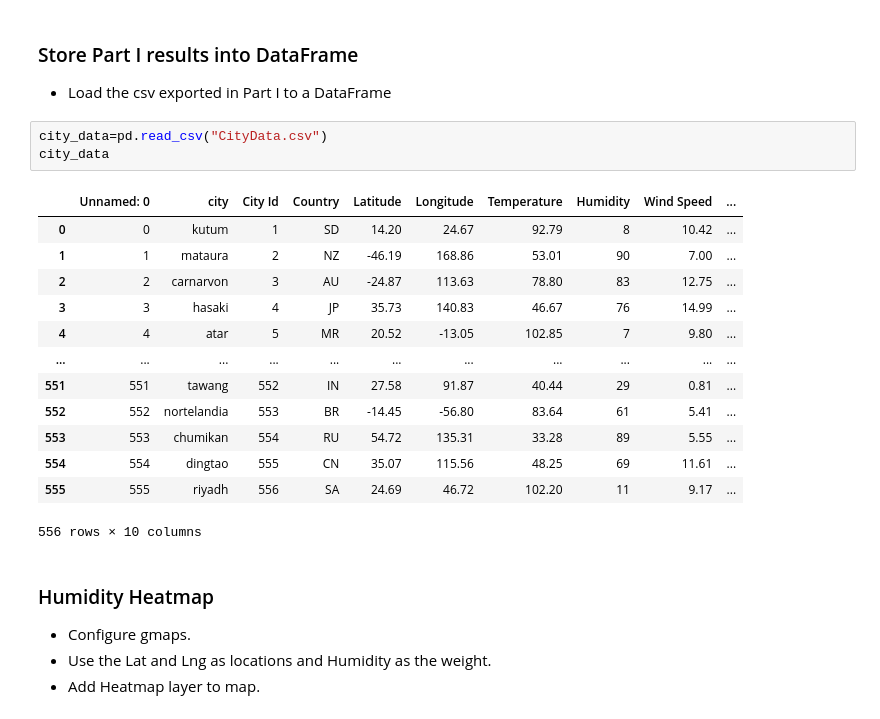
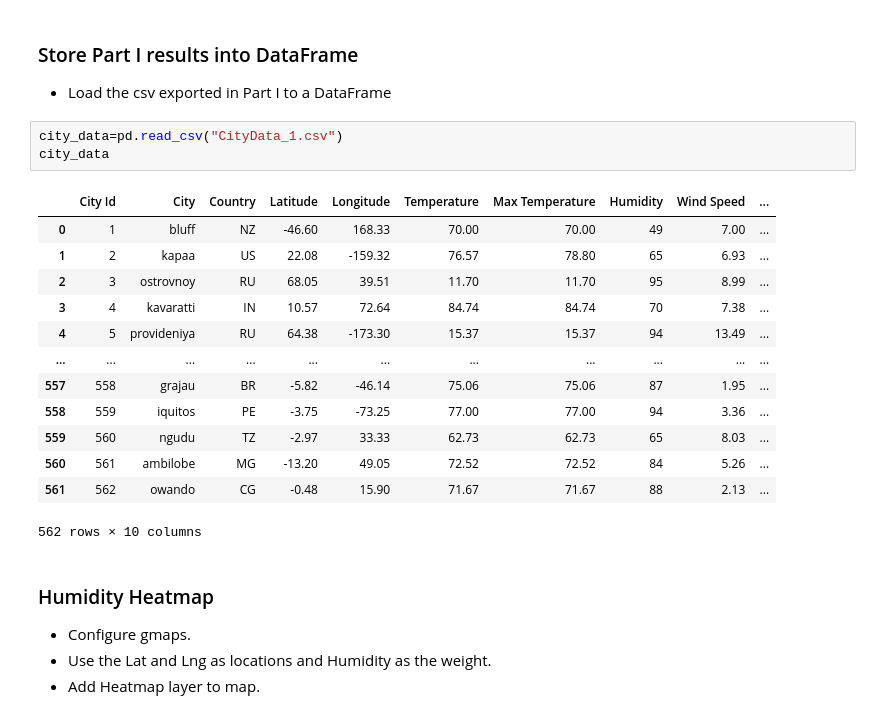
Before and after one commit to ashisharchna/python-api-challenge, a Jupyter notebook: WeatherPy/VacationPy.ipynb, the cells around one changed output. Cells and saved outputs as stored; diff of their text form.

```diff
--- a/WeatherPy/VacationPy.ipynb
+++ b/WeatherPy/VacationPy.ipynb
@@ -19,22 +19,22 @@ import os
 ### Store Part I results into DataFrame
 * Load the csv exported in Part I to a DataFrame
 # %%
-city_data=pd.read_csv("CityData.csv")
+city_data=pd.read_csv("CityData_1.csv")
 city_data
 # %% [output]
-|  | Unnamed: 0 | city | City Id | Country | Latitude | Longitude | Temperature | Humidity | Wind Speed | ... |
-| 0 | 0 | kutum | 1 | SD | 14.20 | 24.67 | 92.79 | 8 | 10.42 | ... |
-| 1 | 1 | mataura | 2 | NZ | -46.19 | 168.86 | 53.01 | 90 | 7.00 | ... |
-| 2 | 2 | carnarvon | 3 | AU | -24.87 | 113.63 | 78.80 | 83 | 12.75 | ... |
-| 3 | 3 | hasaki | 4 | JP | 35.73 | 140.83 | 46.67 | 76 | 14.99 | ... |
-| 4 | 4 | atar | 5 | MR | 20.52 | -13.05 | 102.85 | 7 | 9.80 | ... |
+|  | City Id | City | Country | Latitude | Longitude | Temperature | Max Temperature | Humidity | Wind Speed | ... |
+| 0 | 1 | bluff | NZ | -46.60 | 168.33 | 70.00 | 70.00 | 49 | 7.00 | ... |
+| 1 | 2 | kapaa | US | 22.08 | -159.32 | 76.57 | 78.80 | 65 | 6.93 | ... |
+| 2 | 3 | ostrovnoy | RU | 68.05 | 39.51 | 11.70 | 11.70 | 95 | 8.99 | ... |
+| 3 | 4 | kavaratti | IN | 10.57 | 72.64 | 84.74 | 84.74 | 70 | 7.38 | ... |
+| 4 | 5 | provideniya | RU | 64.38 | -173.30 | 15.37 | 15.37 | 94 | 13.49 | ... |
 | ... | ... | ... | ... | ... | ... | ... | ... | ... | ... | ... |
-| 551 | 551 | tawang | 552 | IN | 27.58 | 91.87 | 40.44 | 29 | 0.81 | ... |
-| 552 | 552 | nortelandia | 553 | BR | -14.45 | -56.80 | 83.64 | 61 | 5.41 | ... |
-| 553 | 553 | chumikan | 554 | RU | 54.72 | 135.31 | 33.28 | 89 | 5.55 | ... |
-| 554 | 554 | dingtao | 555 | CN | 35.07 | 115.56 | 48.25 | 69 | 11.61 | ... |
-| 555 | 555 | riyadh | 556 | SA | 24.69 | 46.72 | 102.20 | 11 | 9.17 | ... |
+| 557 | 558 | grajau | BR | -5.82 | -46.14 | 75.06 | 75.06 | 87 | 1.95 | ... |
+| 558 | 559 | iquitos | PE | -3.75 | -73.25 | 77.00 | 77.00 | 94 | 3.36 | ... |
+| 559 | 560 | ngudu | TZ | -2.97 | 33.33 | 62.73 | 62.73 | 65 | 8.03 | ... |
+| 560 | 561 | ambilobe | MG | -13.20 | 49.05 | 72.52 | 72.52 | 84 | 5.26 | ... |
+| 561 | 562 | owando | CG | -0.48 | 15.90 | 71.67 | 71.67 | 88 | 2.13 | ... |
-556 rows × 10 columns
+562 rows × 10 columns
 # %% [markdown]
 ### Humidity Heatmap
 * Configure gmaps.
```
Also changed, not shown: parts of 4 cells of this notebook, 19 other files.
